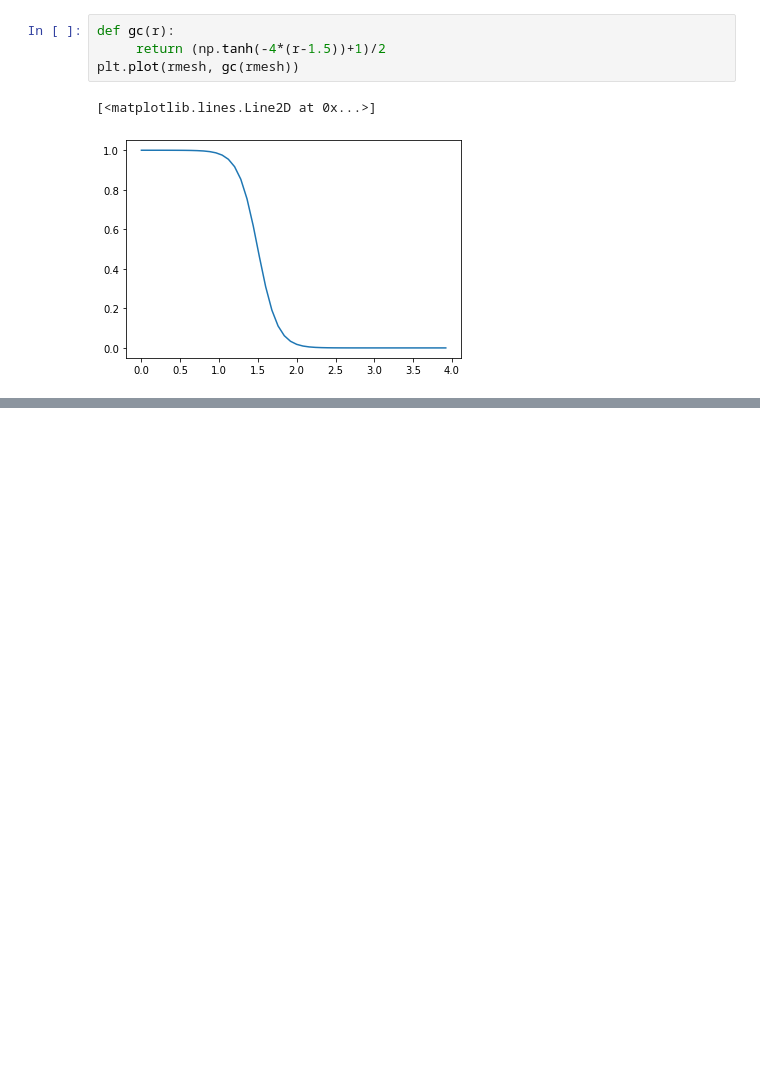
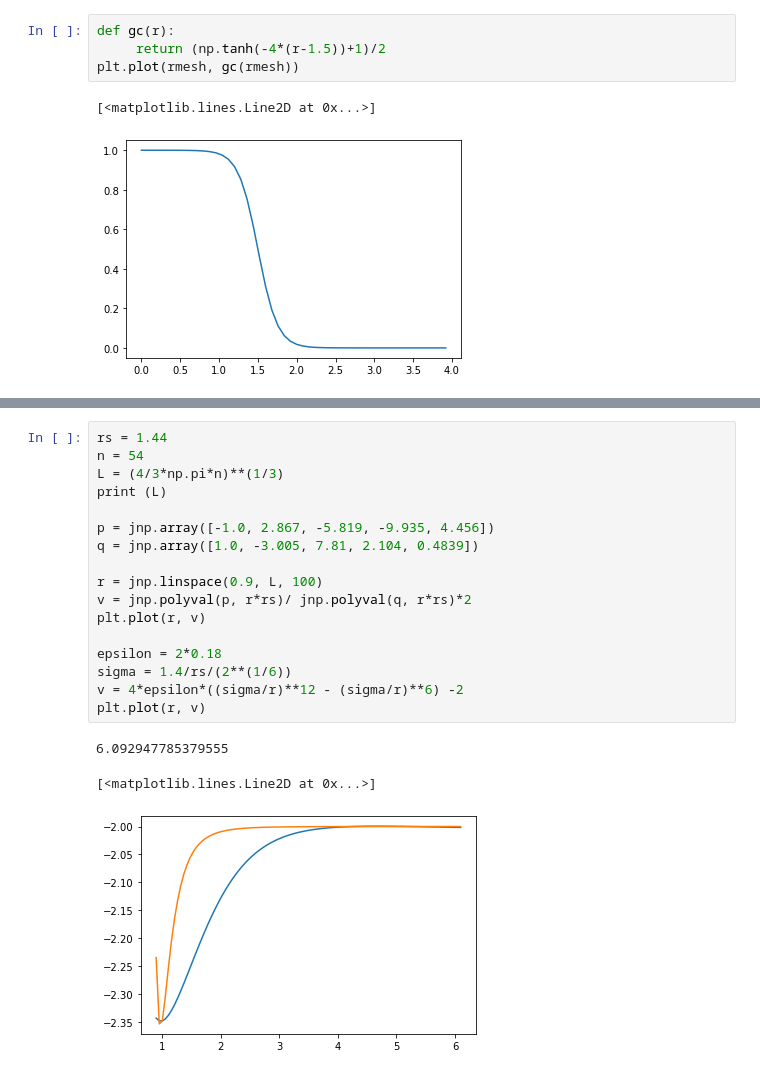
Before and after one commit to fermiflow/hydrogen, a Jupyter notebook: analysis/analysis.ipynb, the cells around one changed output, grey strips where cells are left out. Saved outputs shown, nothing was run; the diff lists cells and outputs as text; blank space fills up the shorter version.

```diff
--- a/analysis/analysis.ipynb
+++ b/analysis/analysis.ipynb
@@ -230,0 +232,21 @@ for file in files:
+# %%
+rs = 1.44
+n = 54
+L = (4/3*np.pi*n)**(1/3)
+print (L)
+
+p = jnp.array([-1.0, 2.867, -5.819, -9.935, 4.456])
+q = jnp.array([1.0, -3.005, 7.81, 2.104, 0.4839])
+
+r = jnp.linspace(0.9, L, 100)
+v = jnp.polyval(p, r*rs)/ jnp.polyval(q, r*rs)*2
+plt.plot(r, v)
+
+epsilon = 2*0.18
+sigma = 1.4/rs/(2**(1/6))
+v = 4*epsilon*((sigma/r)**12 - (sigma/r)**6) -2
+plt.plot(r, v)
+# %% [output]
+6.092947785379555
+[<matplotlib.lines.Line2D at 0x...>]
+[figure, added]
```
Also changed, not shown: parts of 6 cells of this notebook, 2 other files.
